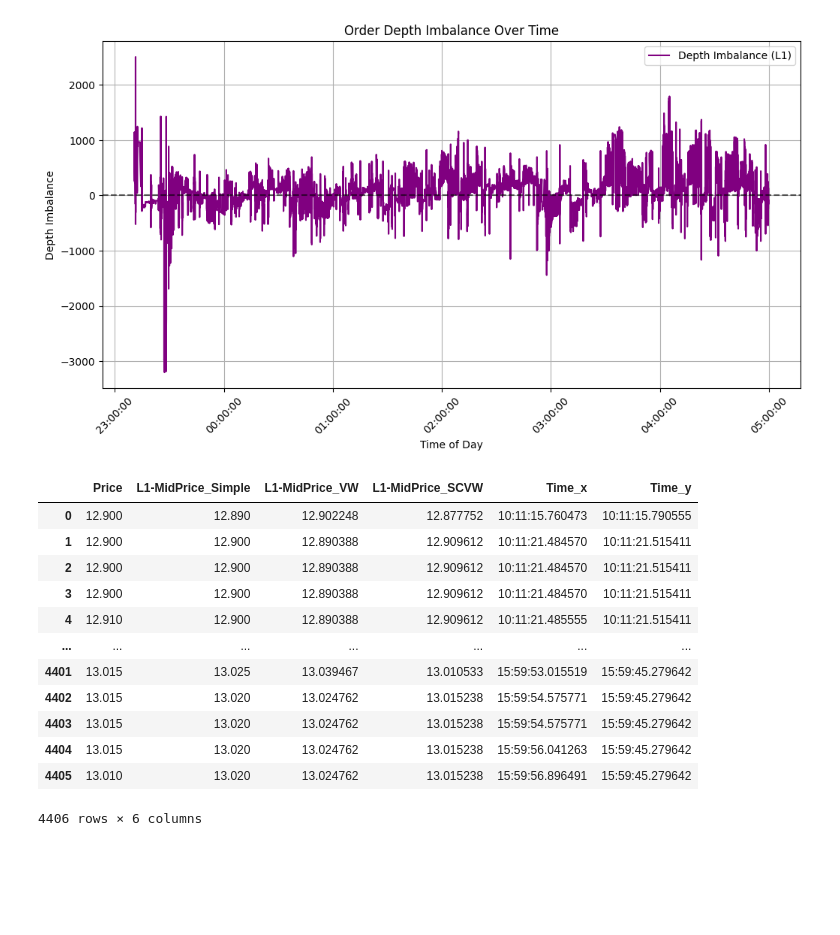
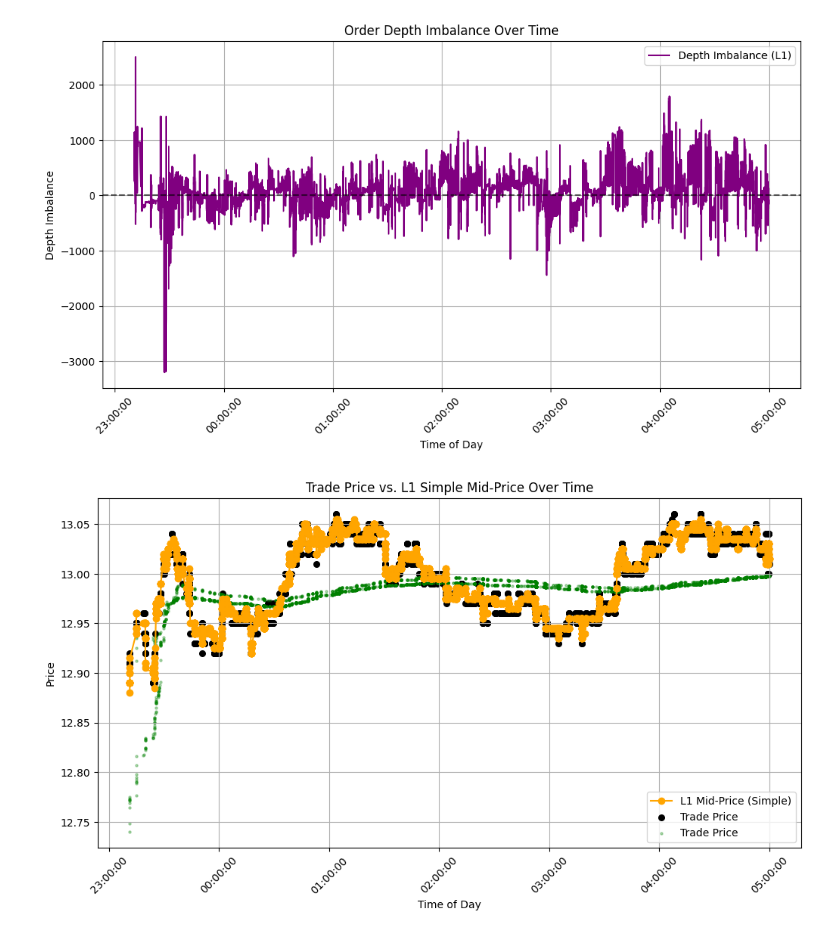
Before and after one commit to phadke555/Activity-1, a Jupyter notebook: orders_analysis.ipynb, the cells around one changed output. Drawn from its saved outputs; the diff is of its cells as text; code cells hidden in the pictures; blank space fills up the shorter version.

Commit message:
visualizations completed

```diff
--- a/orders_analysis.ipynb
+++ b/orders_analysis.ipynb
@@ -226,19 +213,28 @@ plt.legend()
 plt.grid(True)
 # %% [output]
 [figure]
-# %%
-merged_to[["Price", "L1-MidPrice_Simple", "L1-MidPrice_VW", "L1-MidPrice_SCVW", "Time_x", "Time_y"]]
-# %% [output]
-|  | Price | L1-MidPrice_Simple | L1-MidPrice_VW | L1-MidPrice_SCVW | Time_x | Time_y |
-| 0 | 12.900 | 12.890 | 12.902248 | 12.877752 | 10:11:15.760473 | 10:11:15.790555 |
-| 1 | 12.900 | 12.900 | 12.890388 | 12.909612 | 10:11:21.484570 | 10:11:21.515411 |
-| 2 | 12.900 | 12.900 | 12.890388 | 12.909612 | 10:11:21.484570 | 10:11:21.515411 |
-| 3 | 12.900 | 12.900 | 12.890388 | 12.909612 | 10:11:21.484570 | 10:11:21.515411 |
-| 4 | 12.910 | 12.900 | 12.890388 | 12.909612 | 10:11:21.485555 | 10:11:21.515411 |
-| ... | ... | ... | ... | ... | ... | ... |
-| 4401 | 13.015 | 13.025 | 13.039467 | 13.010533 | 15:59:53.015519 | 15:59:45.279642 |
-| 4402 | 13.015 | 13.020 | 13.024762 | 13.015238 | 15:59:54.575771 | 15:59:45.279642 |
-| 4403 | 13.015 | 13.020 | 13.024762 | 13.015238 | 15:59:54.575771 | 15:59:45.279642 |
-| 4404 | 13.015 | 13.020 | 13.024762 | 13.015238 | 15:59:56.041263 | 15:59:45.279642 |
-| 4405 | 13.010 | 13.020 | 13.024762 | 13.015238 | 15:59:56.896491 | 15:59:45.279642 |
-4406 rows × 6 columns
+# %%
+# Create the plot
+plt.figure(figsize=(12,6))
+
+# Plot L1 Simple Mid-Price as a continuous line
+plt.plot(merged_to["Date-Time_x"], merged_to["L1-MidPrice_Simple"], label="L1 Mid-Price (Simple)", color="orange", marker="o")
+
+# Plot Trade Prices as Scatter Points
+plt.scatter(merged_to["Date-Time_x"], merged_to["Price"], label="Trade Price", color="black", marker="o", s=30)
+
+# Plot Trade Prices as Scatter Points
+plt.scatter(merged_to["Date-Time_x"], merged_to["Market VWAP"], label="Trade Price", color="green", marker="o", s=5, alpha=0.3)
+
+# Format the x-axis
+plt.gca().xaxis.set_major_formatter(mdates.DateFormatter('%H:%M:%S'))  # Format time as HH:MM:SS
+plt.xticks(rotation=45)
+
+# Add Labels and Title
+plt.xlabel("Time of Day")
+plt.ylabel("Price")
+plt.title("Trade Price vs. L1 Simple Mid-Price Over Time")
+plt.legend()
+plt.grid(True)
+# %% [output]
+[figure, added]
```
Also changed, not shown: parts of 20 cells of this notebook.
